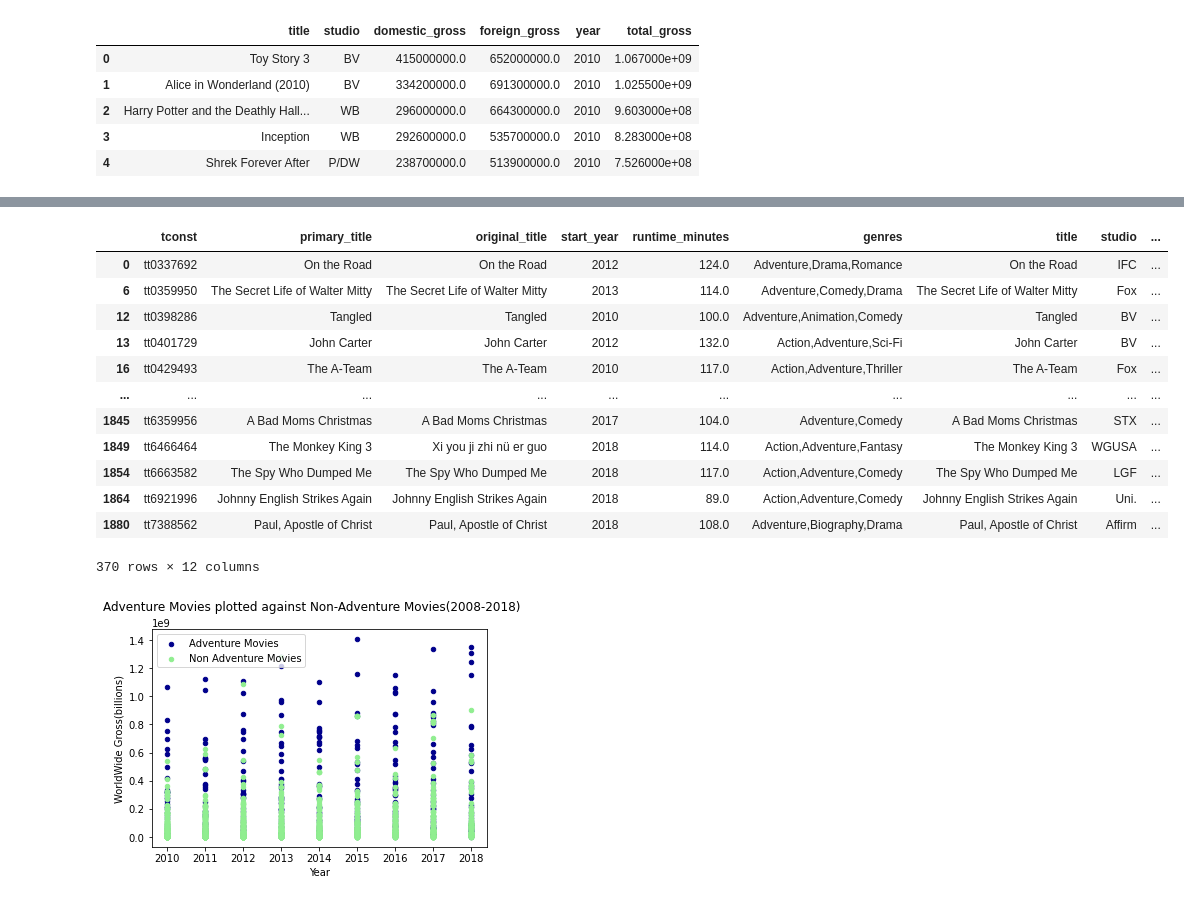
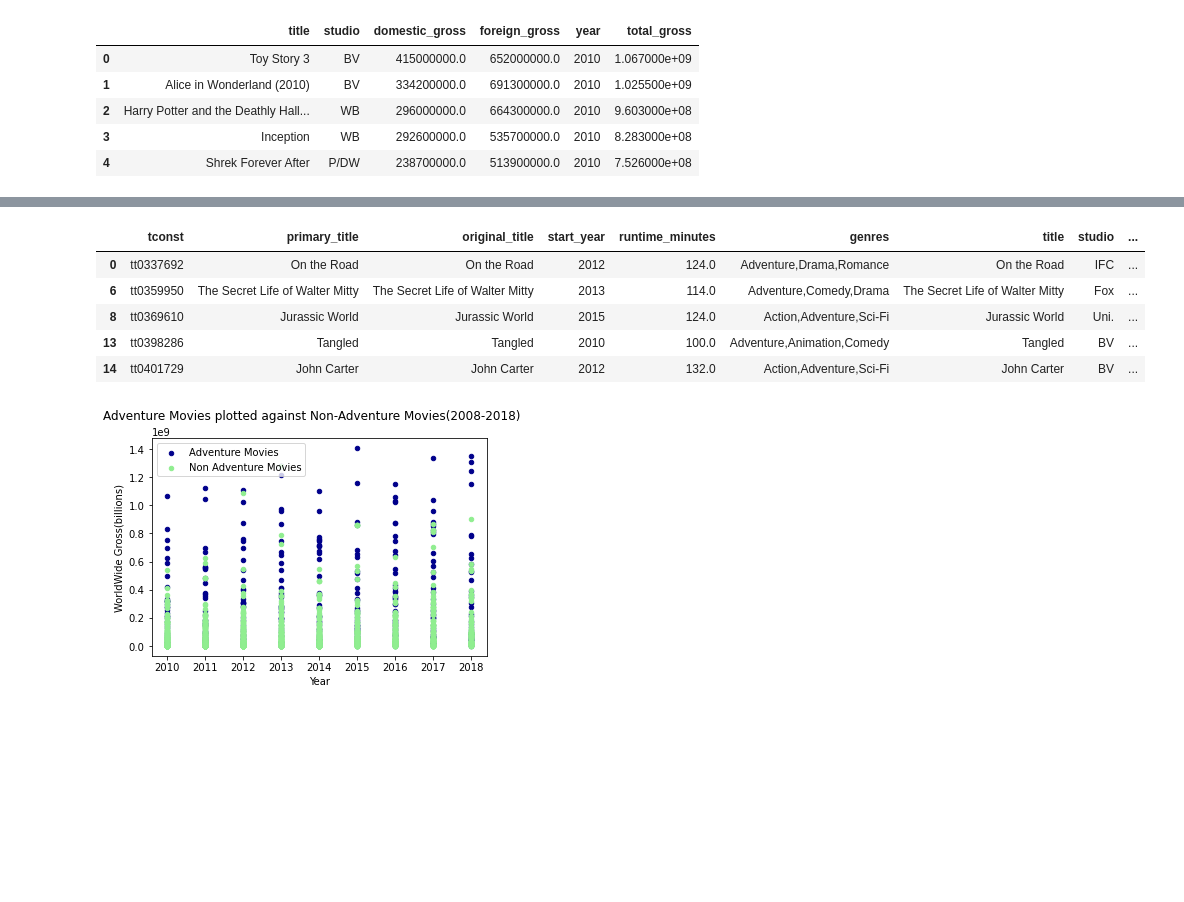
Before and after one commit to tonymbennett5/MovieDataProject-, a Jupyter notebook: MicroMovieNotebook.ipynb, the cells around one changed output, grey strips where cells are left out. Drawn from its saved outputs; the diff is of its cells as text; code cells hidden in the pictures; blank space fills up the shorter version.

```diff
--- a/dsc-phase1-project-template.ipynb
+++ b/MicroMovieNotebook.ipynb
@@ -372,18 +352,11 @@ no_action
 # %%
 #making separate dataframe that has only adventure films
 action_genre = bom_imdb_t[bom_imdb_t['genres'].str.contains("Adventure")]
-action_genre
+action_genre.head()
 # %% [output]
 |  | tconst | primary_title | original_title | start_year | runtime_minutes | genres | title | studio | ... |
 | 0 | tt0337692 | On the Road | On the Road | 2012 | 124.0 | Adventure,Drama,Romance | On the Road | IFC | ... |
 | 6 | tt0359950 | The Secret Life of Walter Mitty | The Secret Life of Walter Mitty | 2013 | 114.0 | Adventure,Comedy,Drama | The Secret Life of Walter Mitty | Fox | ... |
-| 12 | tt0398286 | Tangled | Tangled | 2010 | 100.0 | Adventure,Animation,Comedy | Tangled | BV | ... |
-| 13 | tt0401729 | John Carter | John Carter | 2012 | 132.0 | Action,Adventure,Sci-Fi | John Carter | BV | ... |
-| 16 | tt0429493 | The A-Team | The A-Team | 2010 | 117.0 | Action,Adventure,Thriller | The A-Team | Fox | ... |
-| ... | ... | ... | ... | ... | ... | ... | ... | ... | ... |
-| 1845 | tt6359956 | A Bad Moms Christmas | A Bad Moms Christmas | 2017 | 104.0 | Adventure,Comedy | A Bad Moms Christmas | STX | ... |
-| 1849 | tt6466464 | The Monkey King 3 | Xi you ji zhi nü er guo | 2018 | 114.0 | Action,Adventure,Fantasy | The Monkey King 3 | WGUSA | ... |
-| 1854 | tt6663582 | The Spy Who Dumped Me | The Spy Who Dumped Me | 2018 | 117.0 | Action,Adventure,Comedy | The Spy Who Dumped Me | LGF | ... |
-| 1864 | tt6921996 | Johnny English Strikes Again | Johnny English Strikes Again | 2018 | 89.0 | Action,Adventure,Comedy | Johnny English Strikes Again | Uni. | ... |
-| 1880 | tt7388562 | Paul, Apostle of Christ | Paul, Apostle of Christ | 2018 | 108.0 | Adventure,Biography,Drama | Paul, Apostle of Christ | Affirm | ... |
+| 8 | tt0369610 | Jurassic World | Jurassic World | 2015 | 124.0 | Action,Adventure,Sci-Fi | Jurassic World | Uni. | ... |
+| 13 | tt0398286 | Tangled | Tangled | 2010 | 100.0 | Adventure,Animation,Comedy | Tangled | BV | ... |
+| 14 | tt0401729 | John Carter | John Carter | 2012 | 132.0 | Action,Adventure,Sci-Fi | John Carter | BV | ... |
-370 rows × 12 columns
```
Also changed, not shown: parts of 66 cells of this notebook.
